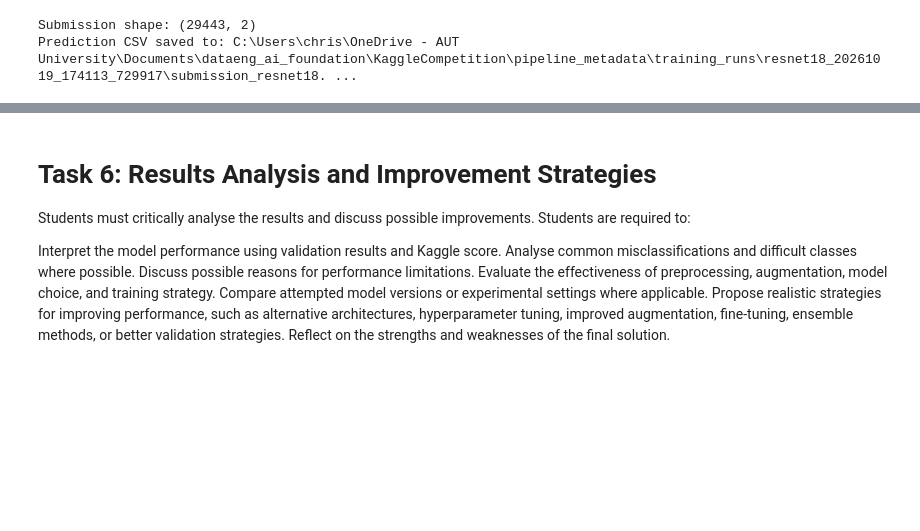
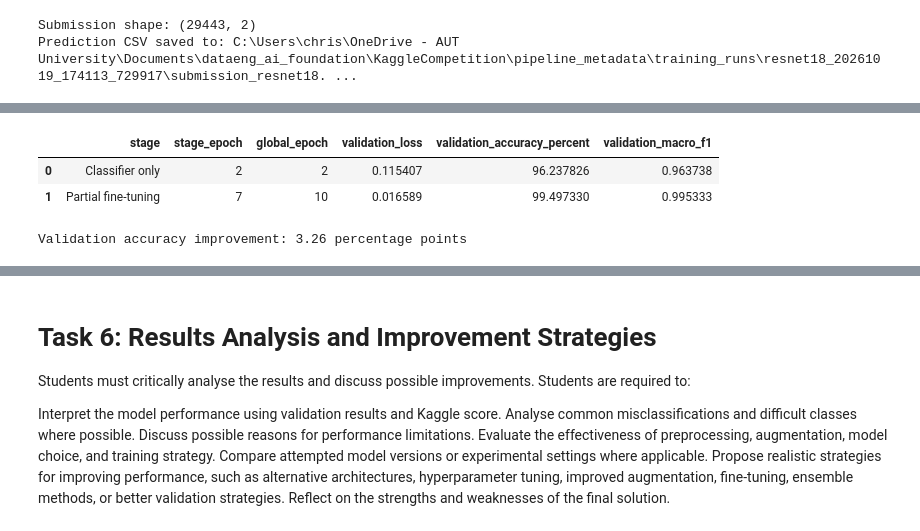
Before and after one commit to ChrisJHM6446/ENGE707_KaggleCompetition, a Jupyter notebook: KaggleComp_Main/Main.ipynb, the cells around one changed output, grey strips where cells are left out. Cells and saved outputs as stored; diff of their text form; code cells hidden in the pictures; blank space fills up the shorter version.

```diff
--- a/KaggleComp_Main/Main.ipynb
+++ b/KaggleComp_Main/Main.ipynb
@@ -2600,0 +2711,48 @@ Justify any changes made to the model or training strategy
+# %%
+# CHUNK T4 2
+# this chunk comapres the best checkpoint from each training stage.
+# compares classifier only training with partial fine tuning
+# checks whether the second stage improved validaiton performance
+# select the lowest validaiton row within each stage.
+
+head_t4 = history_t4[history_t4["stage"] == "head"].copy()
+fine_t4 = history_t4[history_t4["stage"] == "fine_tune"].copy()
+
+head_best_t4 = head_t4.loc[head_t4["val_loss"].idxmin()]
+fine_best_t4 = fine_t4.loc[fine_t4["val_loss"].idxmin()]
+
+comparison_t4 = pd.DataFrame([
+    {
+        "stage": name,
+        "stage_epoch": int(row["stage_epoch"]),
+        "global_epoch": int(row["epoch"]),
+        "validation_loss": row["val_loss"],
+        "validation_accuracy_percent": 100 * row["val_accuracy"],
+        "validation_macro_f1": row["val_macro_f1"]
+    }
+    for name, row in [
+        ("Classifier only", head_best_t4),
+        ("Partial fine-tuning", fine_best_t4)
+    ]
+])
+
+display(comparison_t4.round(6))
+
+accuracy_gain_t4 = 100 * (
+    fine_best_t4["val_accuracy"] - head_best_t4["val_accuracy"]
+)
+
+print(
+    f"Validation accuracy improvement: "
+    f"{accuracy_gain_t4:.2f} percentage points"
+)
+
+comparison_t4.to_csv(
+    TASK4_DIR / "stage_comparison.csv",
+    index=False
+)
+# %% [output]
+|  | stage | stage_epoch | global_epoch | validation_loss | validation_accuracy_percent | validation_macro_f1 |
+| 0 | Classifier only | 2 | 2 | 0.115407 | 96.237826 | 0.963738 |
+| 1 | Partial fine-tuning | 7 | 10 | 0.016589 | 99.497330 | 0.995333 |
+Validation accuracy improvement: 3.26 percentage points
```
Also changed, not shown: parts of 20 cells of this notebook, 4 other files.
